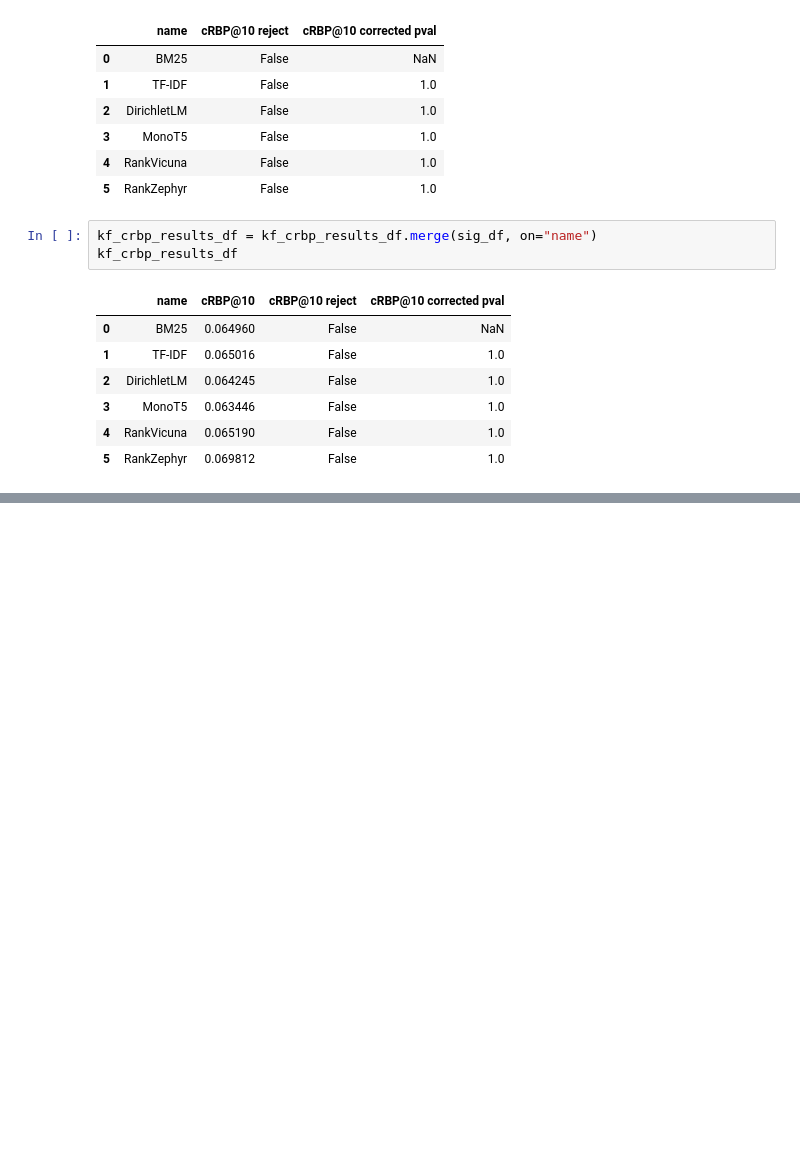
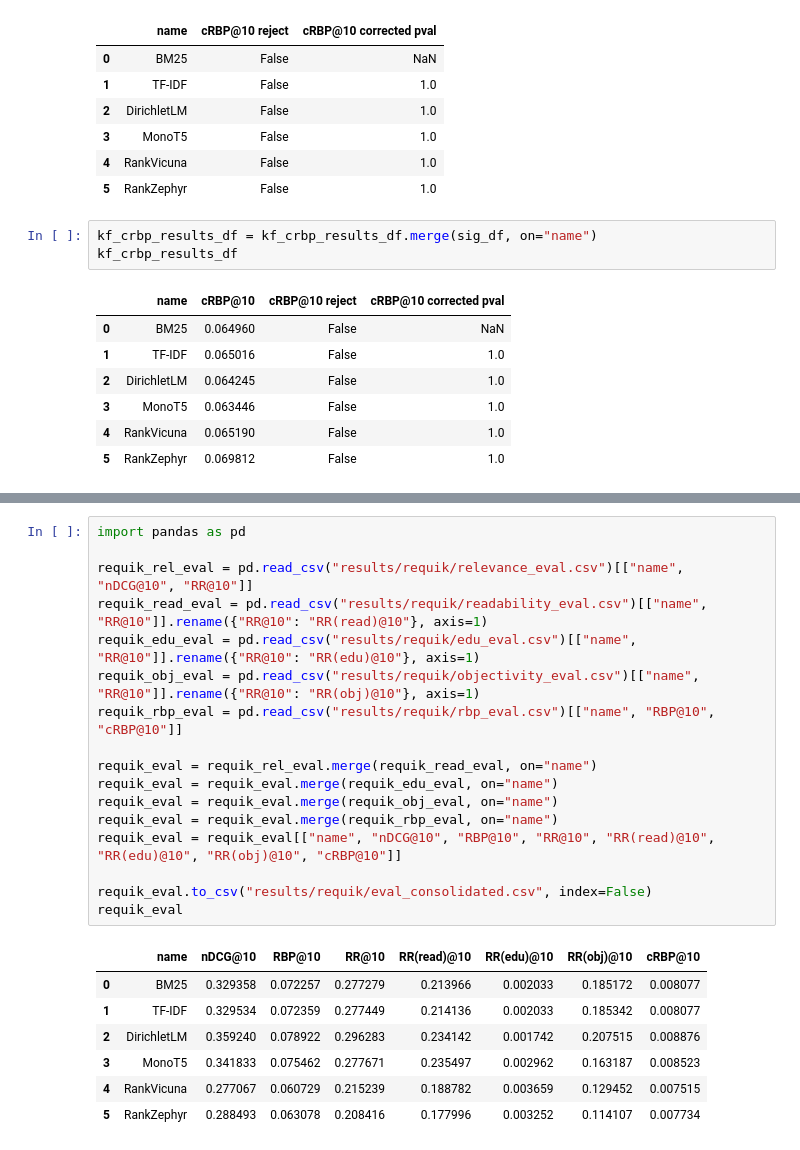
Before and after one commit to SOLandChildren/ChildCenteredEvaluation, a Jupyter notebook: code/evaluation.ipynb, the cells around one changed output, grey strips where cells are left out. Cells and saved outputs as stored; diff of their text form; blank space fills up the shorter version.

```diff
--- a/code/evaluation.ipynb
+++ b/code/evaluation.ipynb
@@ -546,0 +586,25 @@ kf_rbp_results
+# %%
+import pandas as pd
+
+requik_rel_eval = pd.read_csv("results/requik/relevance_eval.csv")[["name", "nDCG@10", "RR@10"]]
+requik_read_eval = pd.read_csv("results/requik/readability_eval.csv")[["name", "RR@10"]].rename({"RR@10": "RR(read)@10"}, axis=1)
+requik_edu_eval = pd.read_csv("results/requik/edu_eval.csv")[["name", "RR@10"]].rename({"RR@10": "RR(edu)@10"}, axis=1)
+requik_obj_eval = pd.read_csv("results/requik/objectivity_eval.csv")[["name", "RR@10"]].rename({"RR@10": "RR(obj)@10"}, axis=1)
+requik_rbp_eval = pd.read_csv("results/requik/rbp_eval.csv")[["name", "RBP@10", "cRBP@10"]]
+
+requik_eval = requik_rel_eval.merge(requik_read_eval, on="name")
+requik_eval = requik_eval.merge(requik_edu_eval, on="name")
+requik_eval = requik_eval.merge(requik_obj_eval, on="name")
+requik_eval = requik_eval.merge(requik_rbp_eval, on="name")
+requik_eval = requik_eval[["name", "nDCG@10", "RBP@10", "RR@10", "RR(read)@10", "RR(edu)@10", "RR(obj)@10", "cRBP@10"]]
+
+requik_eval.to_csv("results/requik/eval_consolidated.csv", index=False)
+requik_eval
+# %% [output]
+|  | name | nDCG@10 | RBP@10 | RR@10 | RR(read)@10 | RR(edu)@10 | RR(obj)@10 | cRBP@10 |
+| 0 | BM25 | 0.329358 | 0.072257 | 0.277279 | 0.213966 | 0.002033 | 0.185172 | 0.008077 |
+| 1 | TF-IDF | 0.329534 | 0.072359 | 0.277449 | 0.214136 | 0.002033 | 0.185342 | 0.008077 |
+| 2 | DirichletLM | 0.359240 | 0.078922 | 0.296283 | 0.234142 | 0.001742 | 0.207515 | 0.008876 |
+| 3 | MonoT5 | 0.341833 | 0.075462 | 0.277671 | 0.235497 | 0.002962 | 0.163187 | 0.008523 |
+| 4 | RankVicuna | 0.277067 | 0.060729 | 0.215239 | 0.188782 | 0.003659 | 0.129452 | 0.007515 |
+| 5 | RankZephyr | 0.288493 | 0.063078 | 0.208416 | 0.177996 | 0.003252 | 0.114107 | 0.007734 |
```
Also changed, not shown: parts of 8 cells of this notebook, 3 other files.
